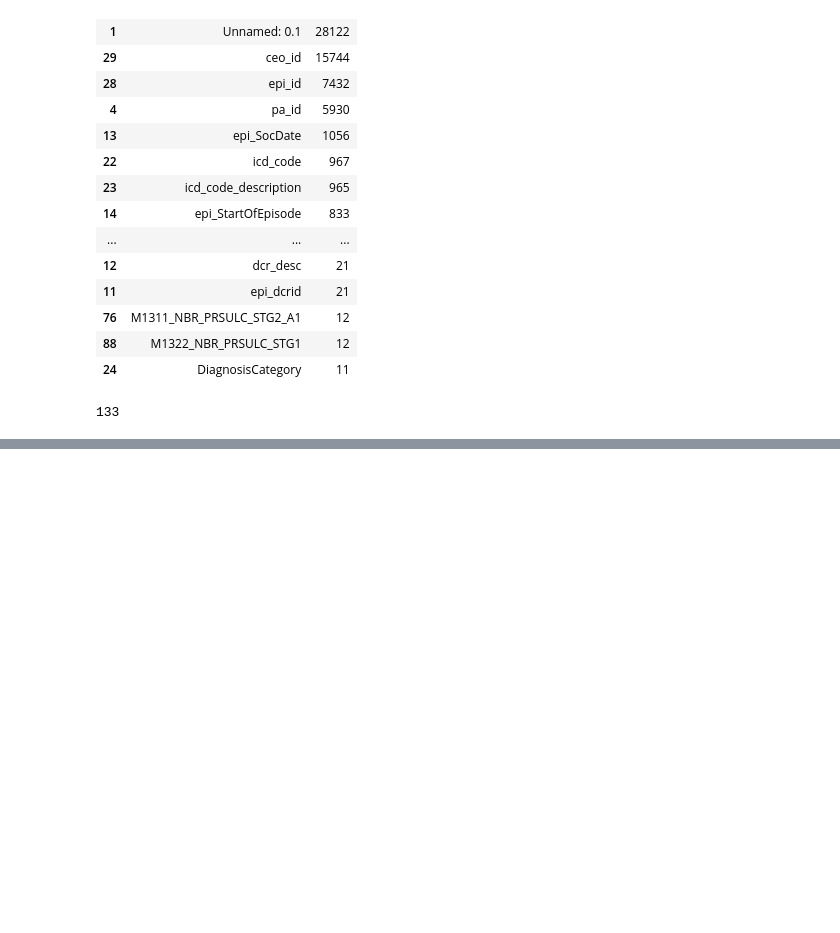
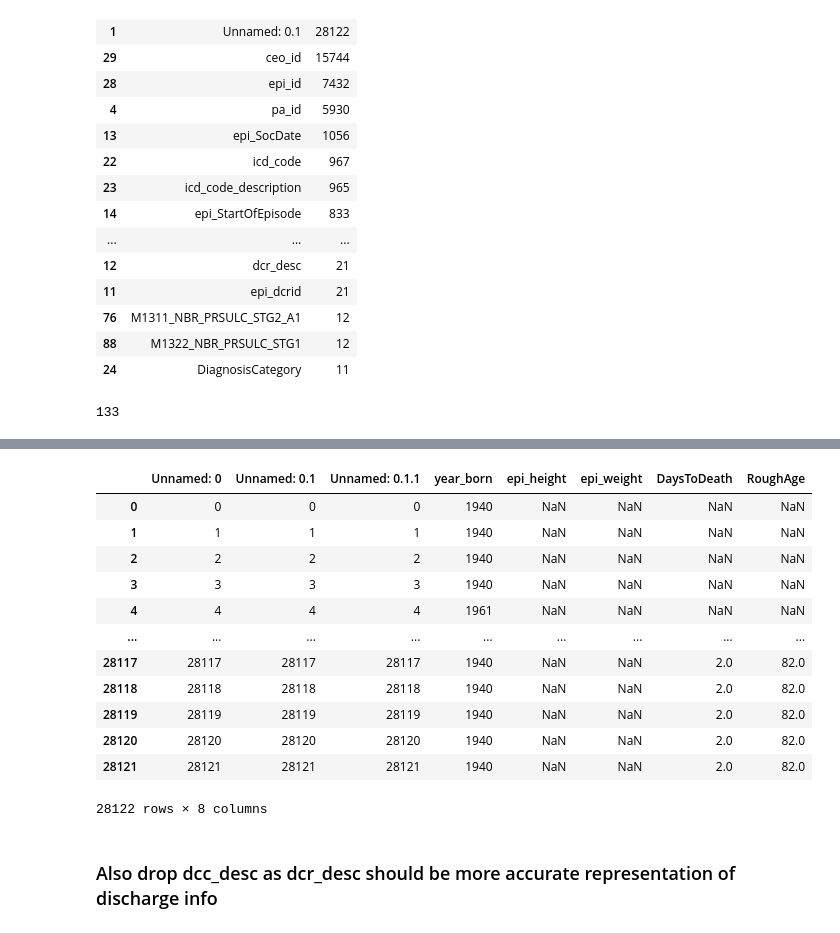
Before and after one commit to Prazhant/practicum, a Jupyter notebook: ConvertColumnsToCategorical.ipynb, the cells around one changed output, grey strips where cells are left out. Cells and saved outputs as stored; diff of their text form; code cells hidden in the pictures; blank space fills up the shorter version.

```diff
--- a/ConvertColumnsToCategorical.ipynb
+++ b/ConvertColumnsToCategorical.ipynb
@@ -64,0 +115,18 @@ dtype: int64
+# %%
+numerics = ['int16', 'int32', 'int64', 'float16', 'float32', 'float64']
+
+df.select_dtypes(include=numerics)
+# %% [output]
+|  | Unnamed: 0 | Unnamed: 0.1 | Unnamed: 0.1.1 | year_born | epi_height | epi_weight | DaysToDeath | RoughAge |
+| 0 | 0 | 0 | 0 | 1940 | NaN | NaN | NaN | NaN |
+| 1 | 1 | 1 | 1 | 1940 | NaN | NaN | NaN | NaN |
+| 2 | 2 | 2 | 2 | 1940 | NaN | NaN | NaN | NaN |
+| 3 | 3 | 3 | 3 | 1940 | NaN | NaN | NaN | NaN |
+| 4 | 4 | 4 | 4 | 1961 | NaN | NaN | NaN | NaN |
+| ... | ... | ... | ... | ... | ... | ... | ... | ... |
+| 28117 | 28117 | 28117 | 28117 | 1940 | NaN | NaN | 2.0 | 82.0 |
+| 28118 | 28118 | 28118 | 28118 | 1940 | NaN | NaN | 2.0 | 82.0 |
+| 28119 | 28119 | 28119 | 28119 | 1940 | NaN | NaN | 2.0 | 82.0 |
+| 28120 | 28120 | 28120 | 28120 | 1940 | NaN | NaN | 2.0 | 82.0 |
+| 28121 | 28121 | 28121 | 28121 | 1940 | NaN | NaN | 2.0 | 82.0 |
+28122 rows × 8 columns
@@ -64,0 +135,2 @@ dtype: int64
+# %% [markdown]
+### Also drop dcc_desc as dcr_desc should be more accurate representation of discharge info
```
Also changed, not shown: parts of 45 cells of this notebook.
